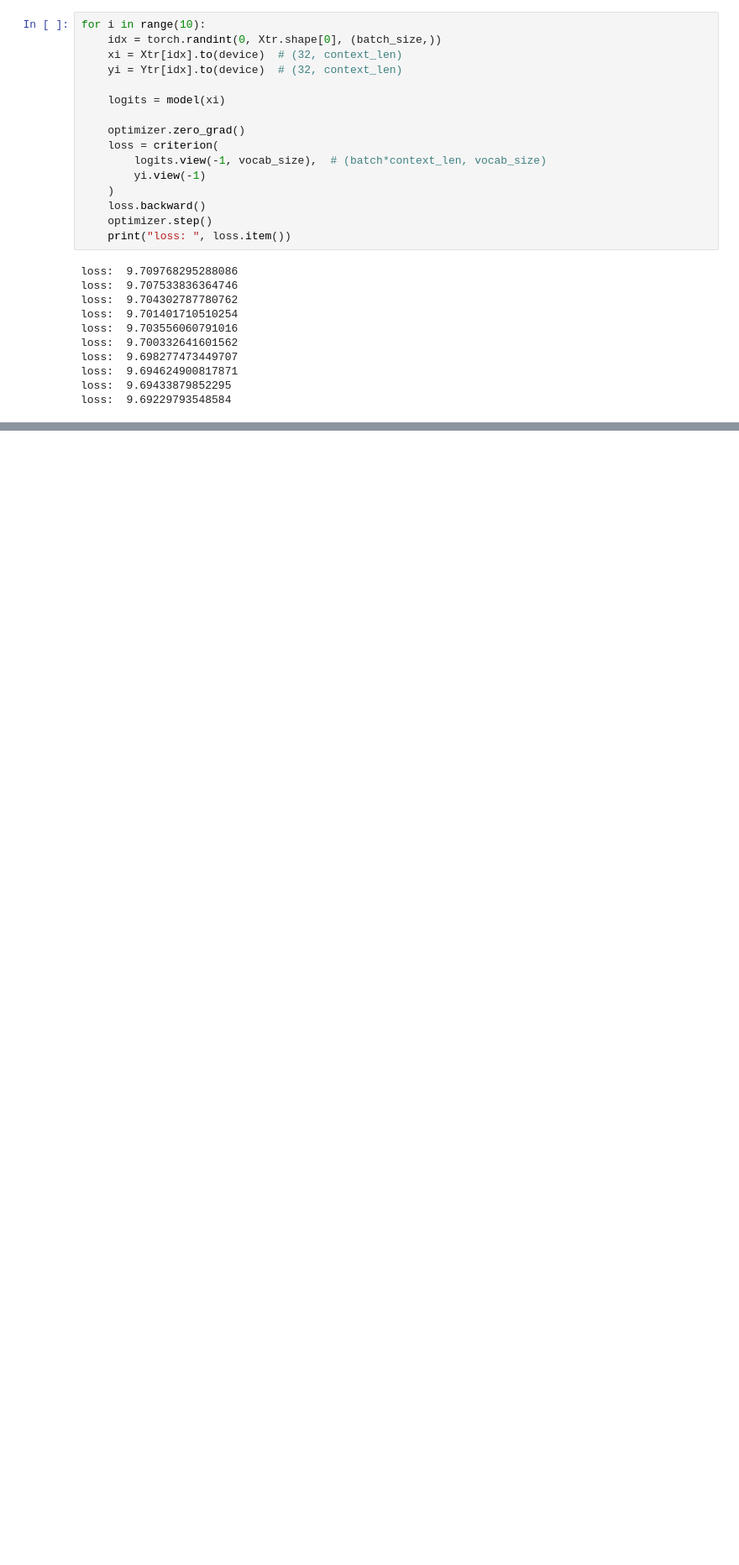
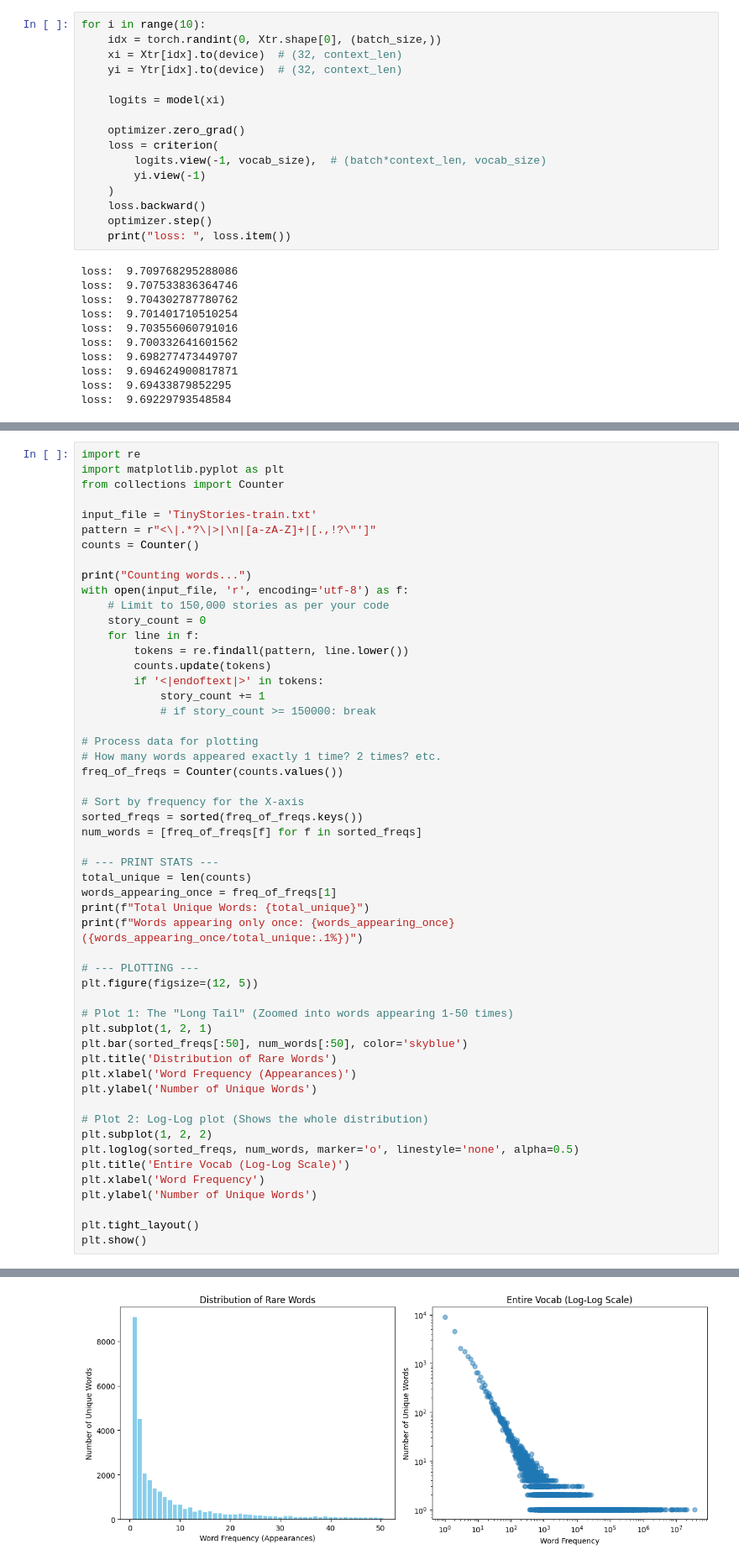
Before and after one commit to rahul266/attention-experiment, a Jupyter notebook: attention-experiment.ipynb, the cells around one changed output, grey strips where cells are left out. Shown at 84% size. Saved outputs shown, nothing was run; the diff lists cells and outputs as text; blank space fills up the shorter version.

```diff
--- a/attention-experiment.ipynb
+++ b/attention-experiment.ipynb
@@ -377,0 +551,54 @@ torch.save(model.state_dict(), 'model_weights_with_position.pth')
+# %%
+import re
+import matplotlib.pyplot as plt
+from collections import Counter
+
+input_file = 'TinyStories-train.txt'
+pattern = r"<\|.*?\|>|\n|[a-zA-Z]+|[.,!?\"']"
+counts = Counter()
+
+print("Counting words...")
+with open(input_file, 'r', encoding='utf-8') as f:
+    # Limit to 150,000 stories as per your code
+    story_count = 0
+    for line in f:
+        tokens = re.findall(pattern, line.lower())
+        counts.update(tokens)
+        if '<|endoftext|>' in tokens:
+            story_count += 1
+            # if story_count >= 150000: break
+
+# Process data for plotting
+# How many words appeared exactly 1 time? 2 times? etc.
+freq_of_freqs = Counter(counts.values())
+
+# Sort by frequency for the X-axis
+sorted_freqs = sorted(freq_of_freqs.keys())
+num_words = [freq_of_freqs[f] for f in sorted_freqs]
+
+# --- PRINT STATS ---
+total_unique = len(counts)
+words_appearing_once = freq_of_freqs[1]
+print(f"Total Unique Words: {total_unique}")
+print(f"Words appearing only once: {words_appearing_once} ({words_appearing_once/total_unique:.1%})")
+
+# --- PLOTTING ---
+plt.figure(figsize=(12, 5))
+
+# Plot 1: The "Long Tail" (Zoomed into words appearing 1-50 times)
+plt.subplot(1, 2, 1)
+plt.bar(sorted_freqs[:50], num_words[:50], color='skyblue')
+plt.title('Distribution of Rare Words')
+plt.xlabel('Word Frequency (Appearances)')
+plt.ylabel('Number of Unique Words')
+
+# Plot 2: Log-Log plot (Shows the whole distribution)
+plt.subplot(1, 2, 2)
+plt.loglog(sorted_freqs, num_words, marker='o', linestyle='none', alpha=0.5)
+plt.title('Entire Vocab (Log-Log Scale)')
+plt.xlabel('Word Frequency')
+plt.ylabel('Number of Unique Words')
+
+plt.tight_layout()
+plt.show()
+# %% [output]
@@ -377,0 +608 @@ torch.save(model.state_dict(), 'model_weights_with_position.pth')
+[figure, added]
```
Also changed, not shown: parts of 35 cells of this notebook.
